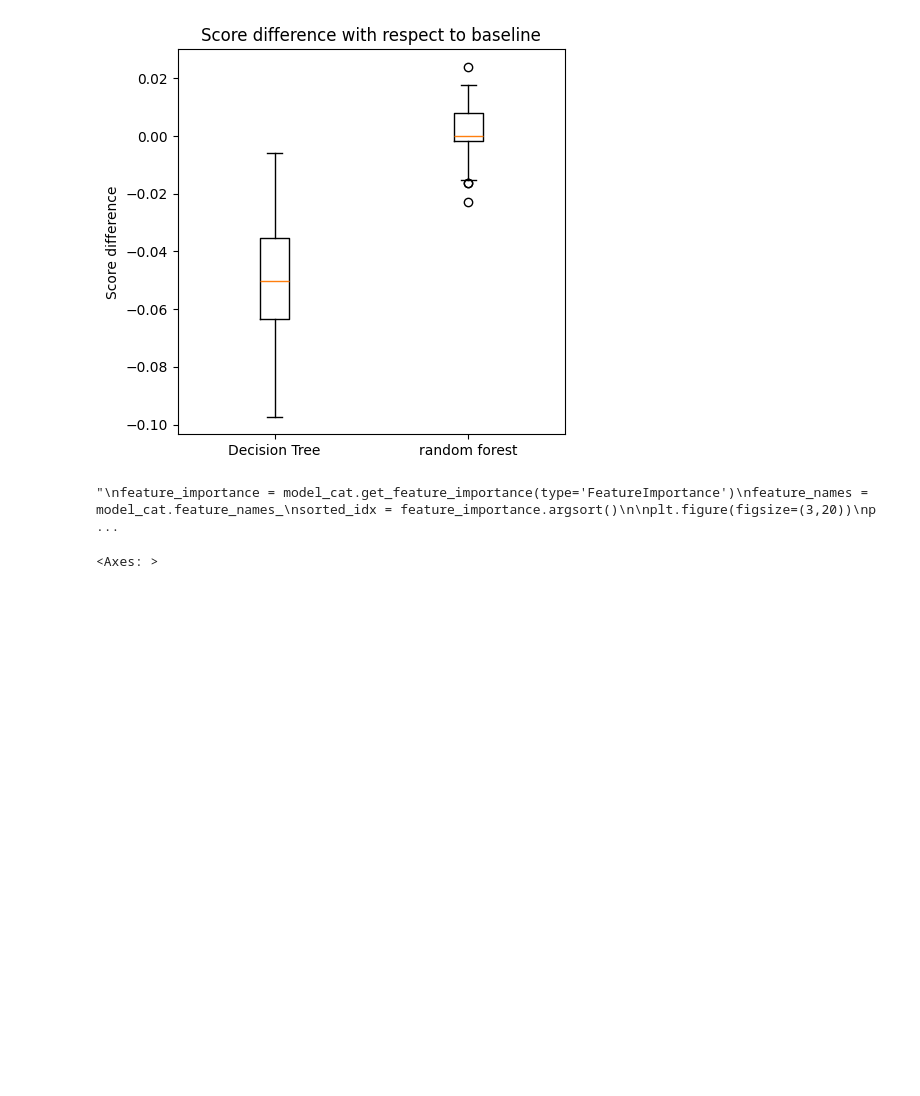
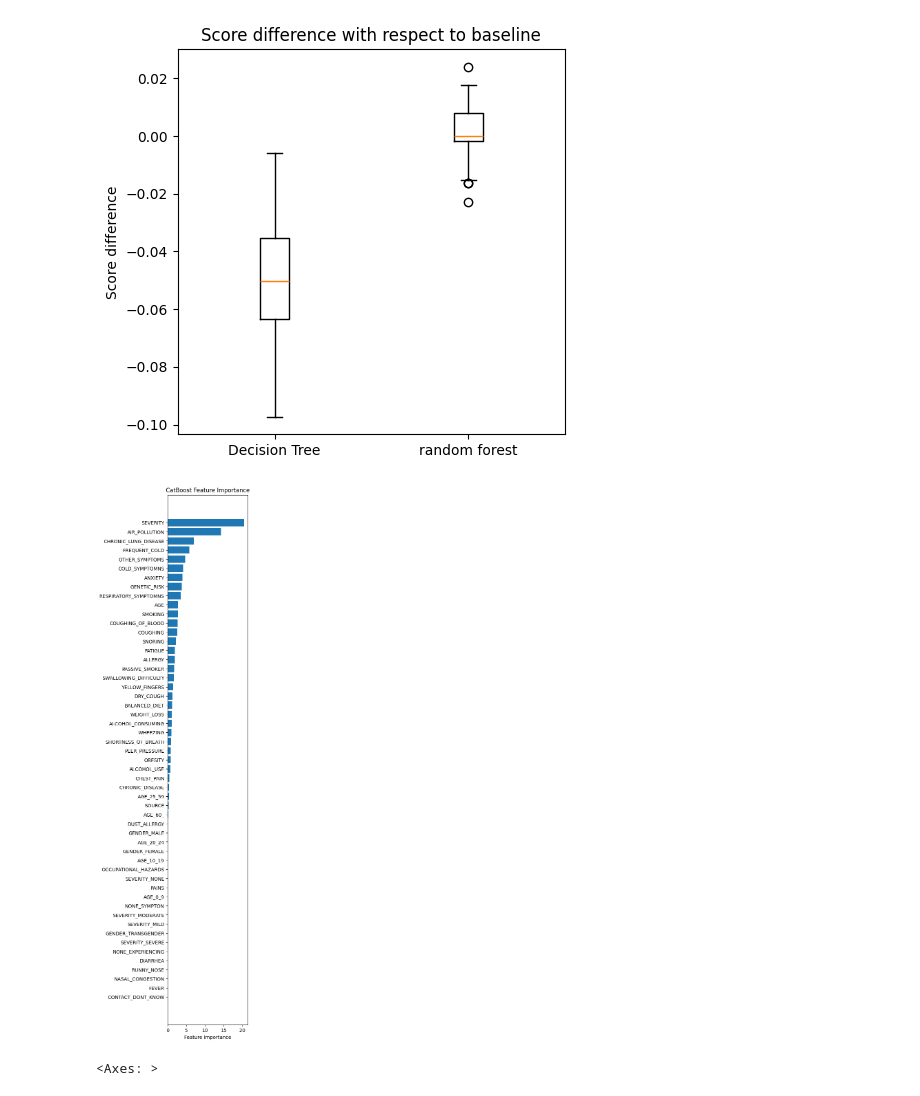
Before and after one commit to cancer-estimator/model, a Jupyter notebook: analysis/bayesian-validation-complete.ipynb, the cells around one changed output. Cells and saved outputs as stored; diff of their text form; code cells hidden in the pictures; blank space fills up the shorter version.

Commit message:
Fix feature importance

```diff
--- a/analysis/bayesian-validation-complete.ipynb
+++ b/analysis/bayesian-validation-complete.ipynb
@@ -213,20 +213,20 @@ plt.show()
 [figure]
 # %%
 # plot feature importance
-"""
+# train with all data to calculate proper feature importance
+# model_cat.fit(X_train, y_train)
 feature_importance = model_cat.get_feature_importance(type='FeatureImportance')
 feature_names = model_cat.feature_names_
 sorted_idx = feature_importance.argsort()
 
-plt.figure(figsize=(3,20))
+plt.figure(figsize=(8,15))
 plt.barh(range(len(sorted_idx)), feature_importance[sorted_idx], align='center')
 plt.yticks(range(len(sorted_idx)), [feature_names[i] for i in sorted_idx])
 plt.xlabel('Feature Importance')
 plt.title('CatBoost Feature Importance')
 plt.show()
-"""
 # %% [output]
-"\nfeature_importance = model_cat.get_feature_importance(type='FeatureImportance')\nfeature_names = model_cat.feature_names_\nsorted_idx = feature_importance.argsort()\n\nplt.figure(figsize=(3,20))\np ...
+[figure, added]
 # %%
 # Correlação das features
 
```
